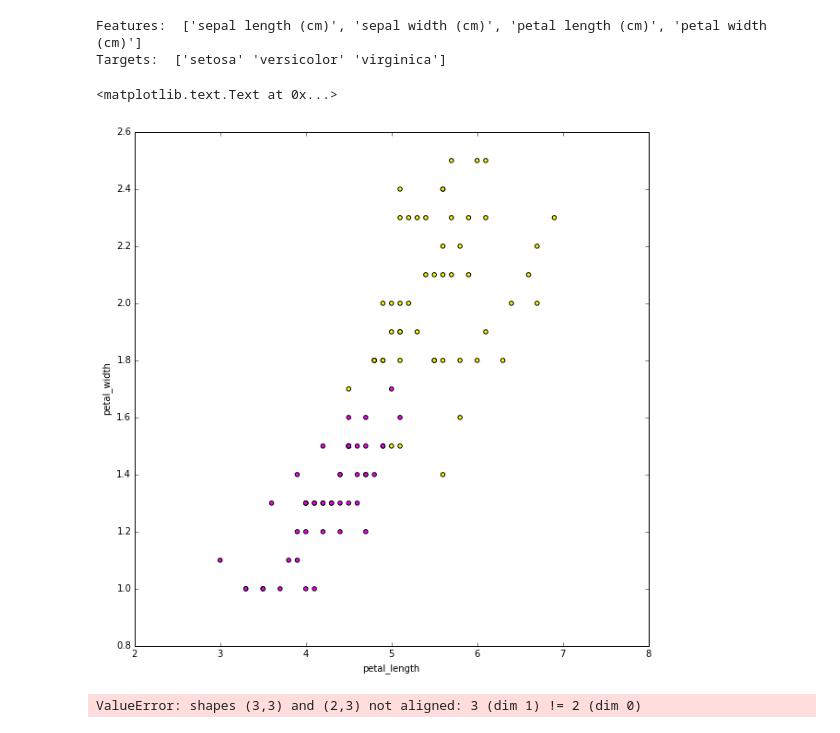
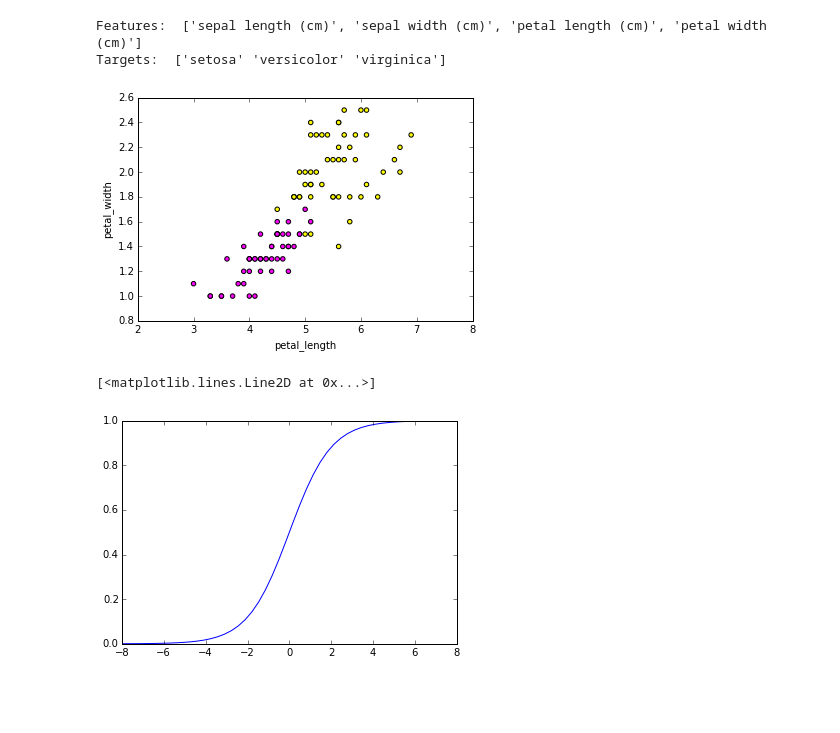
Before and after one commit to scoiatael/nn_assignments, a Jupyter notebook: assignment2/starter_code.ipynb, the cells around one changed output. Cells and saved outputs as stored; diff of their text form; code cells hidden in the pictures; blank space fills up the shorter version.

```diff
--- a/assignment2/starter_code.ipynb
+++ b/assignment2/starter_code.ipynb
@@ -448,16 +444,23 @@ Targets:  ['setosa' 'versicolor' 'virginica']
 # %%
 #Extract the petal_length and petal_width of versicolors and virginicas
 
 IrisX = np.vstack([np.ones_like(petal_length), petal_length, petal_width])
 IrisX = IrisX[:, iris.target!=0]
 
 # Set versicolor=0 and virginia=1
 IrisY = (iris.target[iris.target!=0]-1).reshape(1,-1).astype(np.float64)
-
-scatter(IrisX[1,:], IrisX[2,:], c=IrisY.ravel(), cmap='spring')
-xlabel('petal_length')
-ylabel('petal_width')
+def plot_scatter():
+    scatter(IrisX[1,:], IrisX[2,:], c=IrisY.ravel(), cmap='spring')
+    xlabel('petal_length')
+    ylabel('petal_width')
+plot_scatter()
 # %% [output]
-<matplotlib.text.Text at 0x...>
-[figure, old version]
+[figure, new version]
+# %%
+sigmoid = lambda a: 1.0 / (1.0 + exp(-1.0 * a))
+Xs = linspace(-8,8)
+plot(Xs, sigmoid(Xs))
+# %% [output]
+[<matplotlib.lines.Line2D at 0x...>]
+[figure, added]
 # %%
@@ -518,9 +525,3 @@ check_gradient(iris_log_reg, ThetaOpt)
 #
 # Now plot the found separation line
 #
-# %%
-X = ones((3,3))
-Y = [[3,4,5],[6,7,8]]
-X.dot(Y)
-# %% [output]
-ValueError: shapes (3,3) and (2,3) not aligned: 3 (dim 1) != 2 (dim 0)
```
Also changed, not shown: parts of 20 cells of this notebook.
